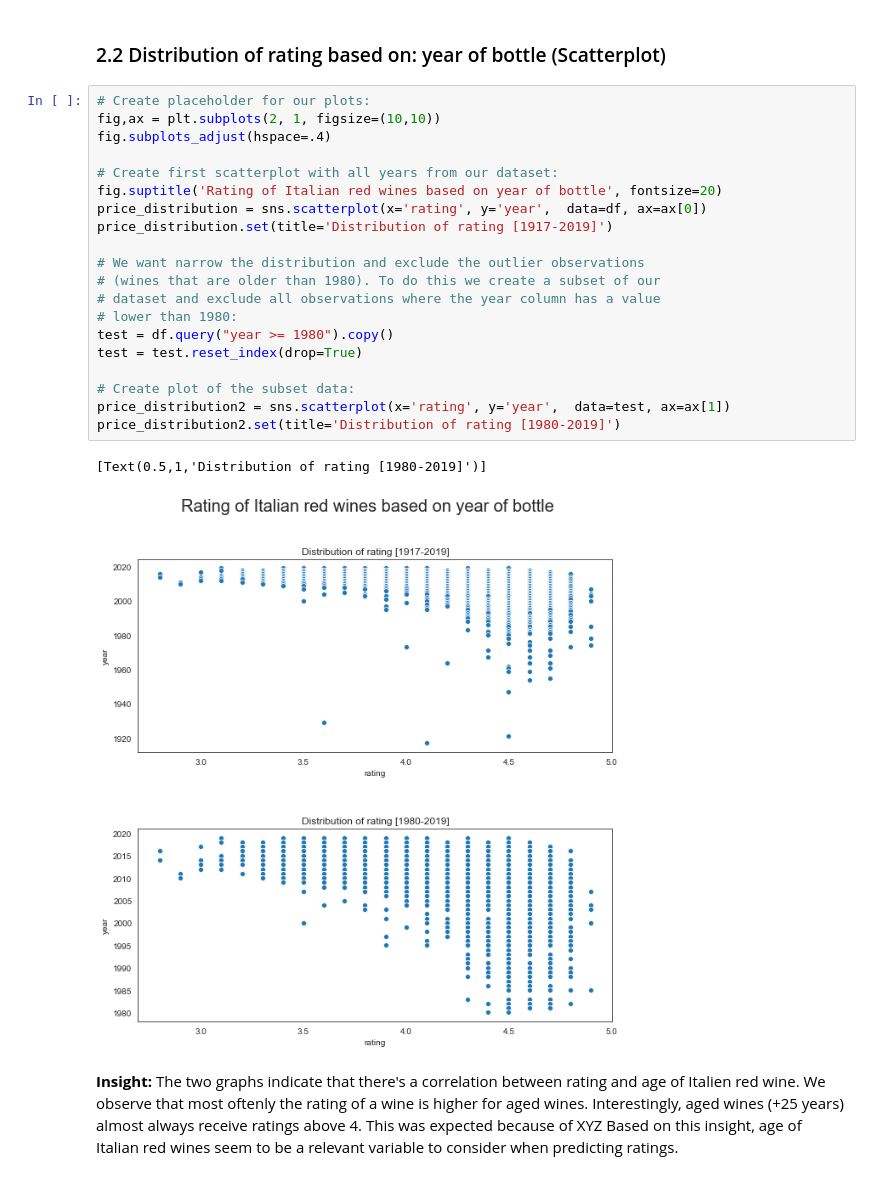
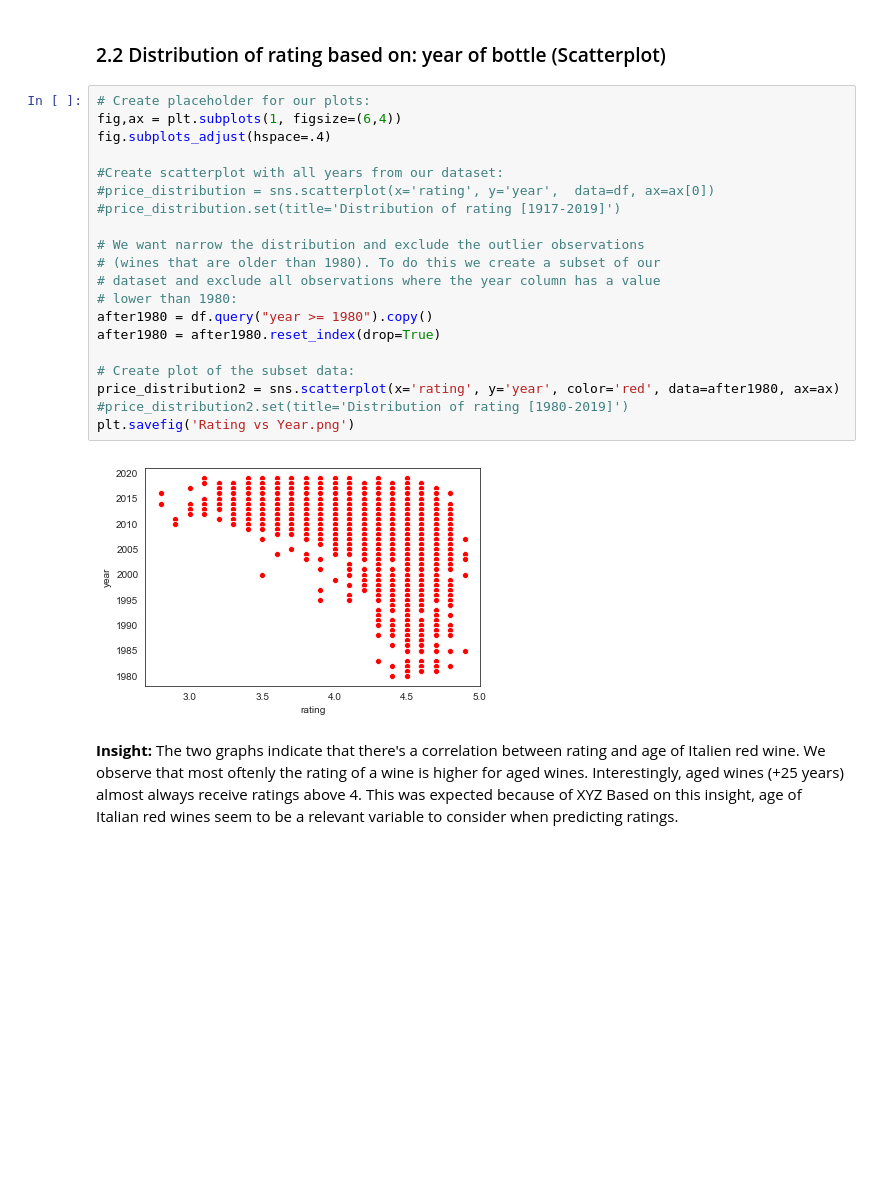
Before and after one commit to lassekrone/Group-21, a Jupyter notebook: Appendix 2 - Descriptive Statistics .ipynb, the cells around one changed output. Cells and saved outputs as stored; diff of their text form; blank space fills up the shorter version.

```diff
--- a/Appendix 2 - Descriptive Statistics .ipynb
+++ b/Appendix 2 - Descriptive Statistics .ipynb
@@ -59,27 +65,26 @@ plt.savefig('Rating vs Price.png')
 ### 2.2 Distribution of rating based on: year of bottle (Scatterplot)
 # %%
 # Create placeholder for our plots:
-fig,ax = plt.subplots(2, 1, figsize=(10,10))
+fig,ax = plt.subplots(1, figsize=(6,4))
 fig.subplots_adjust(hspace=.4)
 
-# Create first scatterplot with all years from our dataset:
-fig.suptitle('Rating of Italian red wines based on year of bottle', fontsize=20)
-price_distribution = sns.scatterplot(x='rating', y='year',  data=df, ax=ax[0])
-price_distribution.set(title='Distribution of rating [1917-2019]')
+#Create scatterplot with all years from our dataset:
+#price_distribution = sns.scatterplot(x='rating', y='year',  data=df, ax=ax[0])
+#price_distribution.set(title='Distribution of rating [1917-2019]')
 
 # We want narrow the distribution and exclude the outlier observations
 # (wines that are older than 1980). To do this we create a subset of our
 # dataset and exclude all observations where the year column has a value
 # lower than 1980:
-test = df.query("year >= 1980").copy()
-test = test.reset_index(drop=True)
+after1980 = df.query("year >= 1980").copy()
+after1980 = after1980.reset_index(drop=True)
 
 # Create plot of the subset data:
-price_distribution2 = sns.scatterplot(x='rating', y='year',  data=test, ax=ax[1])
-price_distribution2.set(title='Distribution of rating [1980-2019]')
+price_distribution2 = sns.scatterplot(x='rating', y='year', color='red', data=after1980, ax=ax)
+#price_distribution2.set(title='Distribution of rating [1980-2019]')
+plt.savefig('Rating vs Year.png')
 # %% [output]
-[Text(0.5,1,'Distribution of rating [1980-2019]')]
-[figure, old version]
+[figure, new version]
 # %% [markdown]
 **Insight:** The two graphs indicate that there's a correlation between rating and age of Italien red wine. We observe that most oftenly the rating of a wine is higher for aged wines. Interestingly, aged wines (+25 years) almost always receive ratings above 4. This was expected because of XYZ Based on this insight, age of Italian red wines seem to be a relevant variable to consider when predicting ratings.
 # %% [markdown]
```
Also changed, not shown: parts of 10 cells of this notebook.
